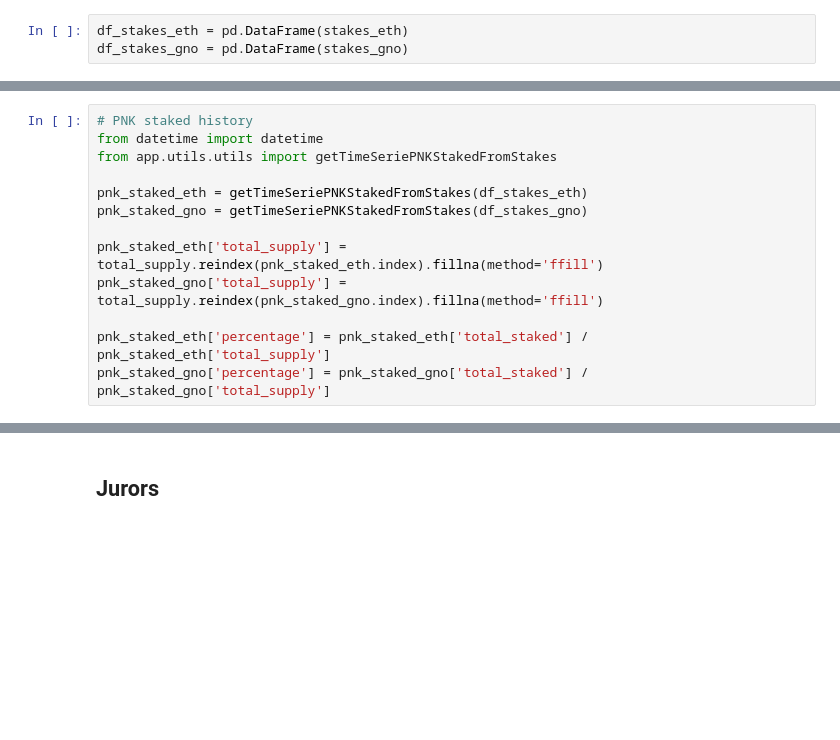
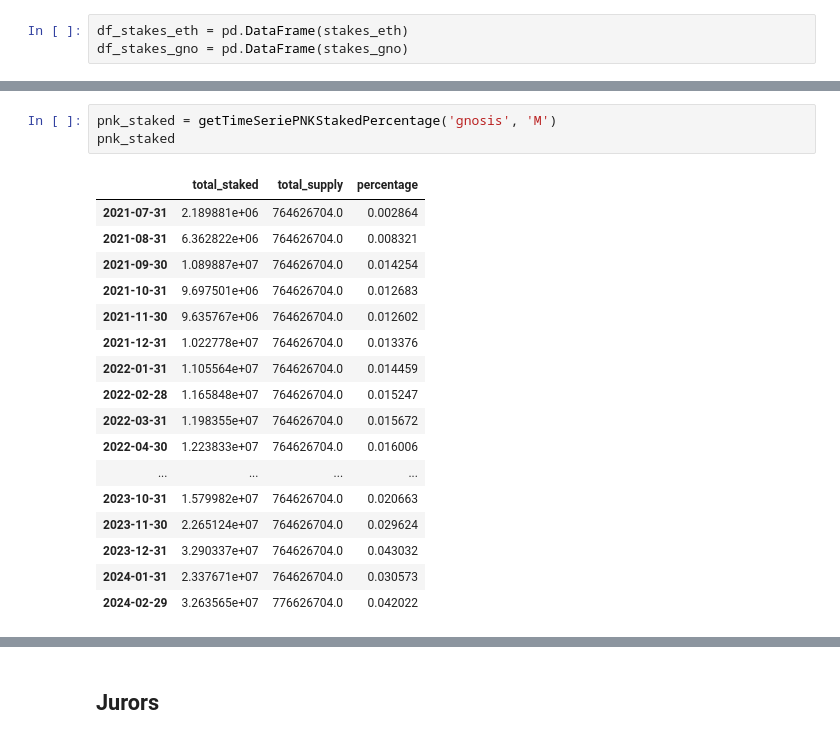
Before and after one commit to kleros/kleros-stats, a Jupyter notebook: stats.ipynb, the cells around one changed output, grey strips where cells are left out. Drawn from its saved outputs; the diff is of its cells as text; blank space fills up the shorter version.

```diff
--- a/stats.ipynb
+++ b/stats.ipynb
@@ -25,13 +74,21 @@ total_supply: pd.DataFrame = getTotalSupplyTimeSerie(freq='M')
-# %%
-# PNK staked history
-from datetime import datetime
-from app.utils.utils import getTimeSeriePNKStakedFromStakes
-
-pnk_staked_eth = getTimeSeriePNKStakedFromStakes(df_stakes_eth)
-pnk_staked_gno = getTimeSeriePNKStakedFromStakes(df_stakes_gno)
-
-pnk_staked_eth['total_supply'] = total_supply.reindex(pnk_staked_eth.index).fillna(method='ffill')
-pnk_staked_gno['total_supply'] = total_supply.reindex(pnk_staked_gno.index).fillna(method='ffill')
-
-pnk_staked_eth['percentage'] = pnk_staked_eth['total_staked'] / pnk_staked_eth['total_supply']
-pnk_staked_gno['percentage'] = pnk_staked_gno['total_staked'] / pnk_staked_gno['total_supply']
+# %%
+pnk_staked = getTimeSeriePNKStakedPercentage('gnosis', 'M')
+pnk_staked
+# %% [output]
+|  | total_staked | total_supply | percentage |
+| 2021-07-31 | 2.189881e+06 | 764626704.0 | 0.002864 |
+| 2021-08-31 | 6.362822e+06 | 764626704.0 | 0.008321 |
+| 2021-09-30 | 1.089887e+07 | 764626704.0 | 0.014254 |
+| 2021-10-31 | 9.697501e+06 | 764626704.0 | 0.012683 |
+| 2021-11-30 | 9.635767e+06 | 764626704.0 | 0.012602 |
+| 2021-12-31 | 1.022778e+07 | 764626704.0 | 0.013376 |
+| 2022-01-31 | 1.105564e+07 | 764626704.0 | 0.014459 |
+| 2022-02-28 | 1.165848e+07 | 764626704.0 | 0.015247 |
+| 2022-03-31 | 1.198355e+07 | 764626704.0 | 0.015672 |
+| 2022-04-30 | 1.223833e+07 | 764626704.0 | 0.016006 |
+| ... | ... | ... | ... |
+| 2023-10-31 | 1.579982e+07 | 764626704.0 | 0.020663 |
+| 2023-11-30 | 2.265124e+07 | 764626704.0 | 0.029624 |
+| 2023-12-31 | 3.290337e+07 | 764626704.0 | 0.043032 |
+| 2024-01-31 | 2.337671e+07 | 764626704.0 | 0.030573 |
+| 2024-02-29 | 3.263565e+07 | 776626704.0 | 0.042022 |
```
Also changed, not shown: parts of 13 cells of this notebook, 2 other files.
